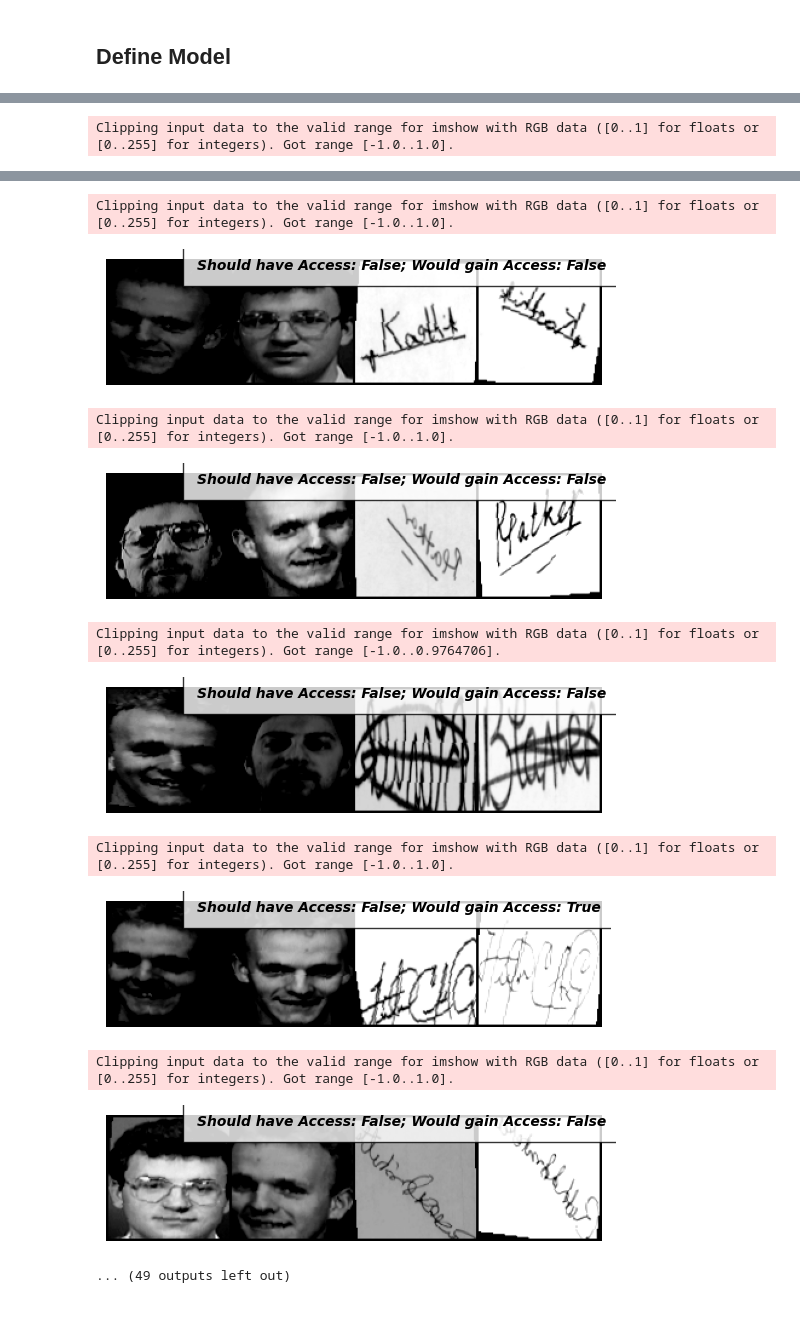
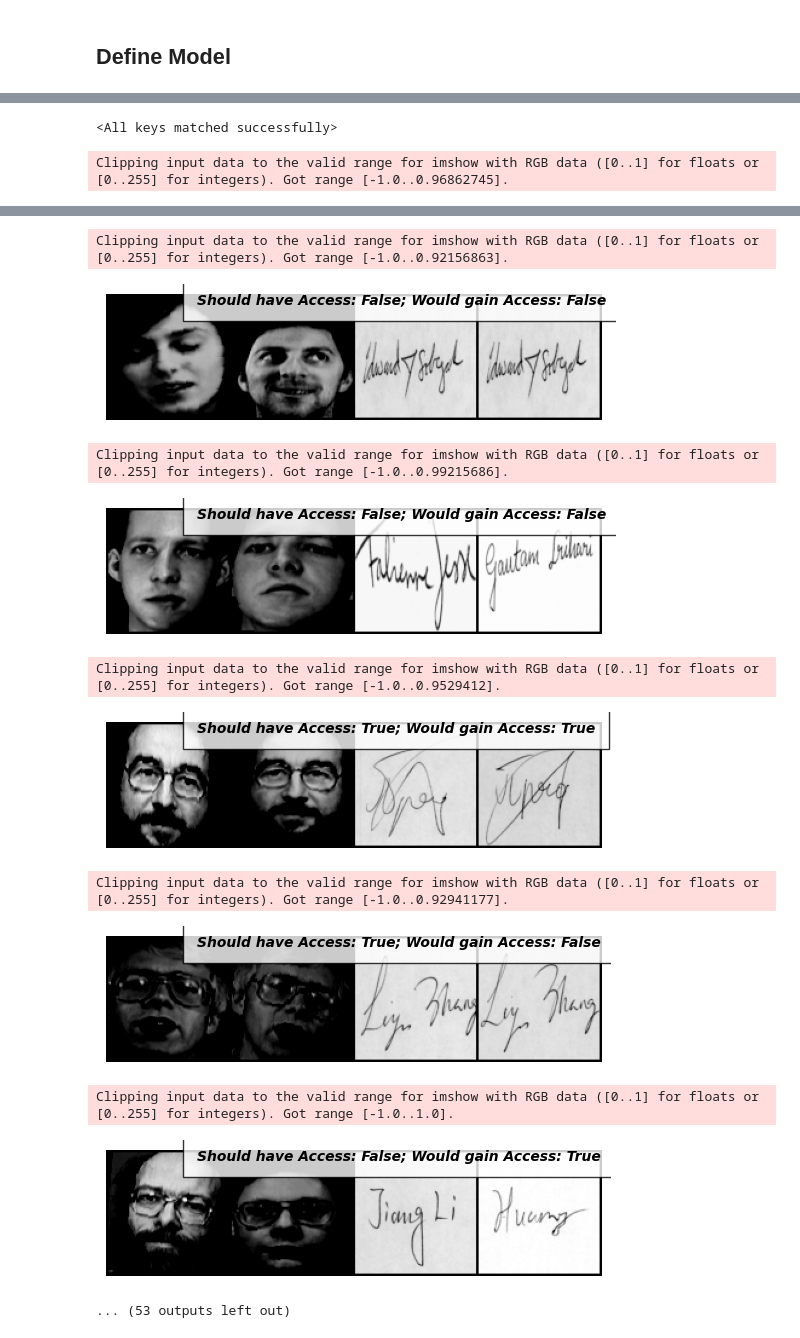
Before and after one commit to Schmiddi3110/DeepVisionProject, a Jupyter notebook: DeepVisionProject.ipynb, the cells around one changed output, grey strips where cells are left out. Drawn from its saved outputs; the diff is of its cells as text; code cells hidden in the pictures.

```diff
--- a/DeepVisionProject.ipynb
+++ b/DeepVisionProject.ipynb
@@ -112,8 +107,8 @@ class FaceNetworkDataset(Dataset):
         return len(self.imageFolderDataset.imgs)
 # %%
 # Load the training dataset
-face_train_folder_dataset = datasets.ImageFolder(root="./data/faces/training/")
-face_test_folder_dataset = datasets.ImageFolder(root="./data/faces/testing/")
+face_train_folder_dataset = datasets.ImageFolder(root="./data/faces/")
+#face_test_folder_dataset = datasets.ImageFolder(root="./data/faces/testing/")
 
 
 # Resize the images and transform to tensors
@@ -136,7 +131,11 @@ train_size = int(0.8 * len(face_train_dataset))
 valid_size = len(face_train_dataset) - train_size
 face_train_dataset, face_valid_dataset = torch.utils.data.random_split(face_train_dataset, [train_size, valid_size])
 
-face_test_dataset = FaceNetworkDataset(imageFolderDataset=face_test_folder_dataset, transform=transformation)
+train_size = int(0.9 * len(face_train_dataset))
+test_size = len(face_train_dataset) - train_size
+face_train_dataset, face_test_dataset = torch.utils.data.random_split(face_train_dataset, [train_size, test_size])
+
+#face_test_dataset = FaceNetworkDataset(imageFolderDataset=face_test_folder_dataset, transform=transformation)
 
 print(f"Number of training samples: {len(face_train_dataset)}")
 print(f"Number of validation samples: {len(face_valid_dataset)}")
@@ -335,10 +347,26 @@ torch.save(signature_net.state_dict(), 'checkpoints/signature_net.pt')
+# %%
+import SiameseFaceNetwork
+import MultitaskSignatureNet
+
+
+face_net = SiameseFaceNetwork.SiameseFaceNetwork().cuda()
+face_model_path = f"./checkpoints/face_net.pt"
+face_state_dict = torch.load(face_model_path)
+face_net.load_state_dict(face_state_dict['model_state_dict'])
+
+signature_net = MultitaskSignatureNet.SiameseSignatureNetwork().cuda()
+signature_model_path = f"./checkpoints/signature_net.pt"
+signature_state_dict = torch.load(face_model_path)
+signature_net.load_state_dict(signature_state_dict['model_state_dict'])
+# %% [output]
+<All keys matched successfully>
 # %%
 from sklearn.metrics import confusion_matrix
 import seaborn as sns
 # Locate the test dataset and load it into the SiameseNetworkDataset
-folder_dataset_test = datasets.ImageFolder(root="./data/faces/testing/")
-face_test_dataset = FaceNetworkDataset(imageFolderDataset=folder_dataset_test,
-                                        transform=transformation)
+face_net.eval()
+signature_net.eval()
+
 face_test_dataloader = DataLoader(face_test_dataset, num_workers=2, batch_size=1, shuffle=True)
 signature_test_loader = DataLoader(signature_test_dataset, shuffle=True, num_workers=2, batch_size=1)
 
@@ -349,18 +377,19 @@ signature_dataiter = iter(signature_test_loader)
 should_have_access_list = []
 would_gain_access_list = []
 
-for i in range(30):
+for i in range(len(face_test_dataloader)):
     # Iterate over 5 images and test them with the first image (x0)
     face0, face1, face_label = next(face_dataiter)
     signature1, signature2, forge_label = next(signature_dataiter)
 
     face_output1, face_output2 = face_net(face0.cuda(), face1.cuda())
     euclidean_distance = F.pairwise_distance(face_output1, face_output2)
-    face_distance = (euclidean_distance < 3).bool()
+    face_distance = (euclidean_distance < 2).bool()
 
     signature_output1, signature_output2 = signature_net(signature1.cuda(), signature2.cuda())
+    #print(torch.sigmoid(forgery_output).bool())
     euclidean_distance = F.pairwise_distance(signature_output1, signature_output2)
-    signature_distance = (euclidean_distance < 2).bool()
+    signature_distance = (euclidean_distance < 0.5).bool()
 
     # Concatenate the two images together
     concatenated = torch.cat((face0, face1, signature1, signature2), 0)
@@ -383,4 +412,4 @@ plt.ylabel('Actual')
 plt.title('Confusion Matrix of Access Predictions')
 plt.show()
 # %% [output]
-Clipping input data to the valid range for imshow with RGB data ([0..1] for floats or [0..255] for integers). Got range [-1.0..1.0].
+Clipping input data to the valid range for imshow with RGB data ([0..1] for floats or [0..255] for integers). Got range [-1.0..0.96862745].
@@ -388,11 +417,11 @@ Clipping input data to the valid range for imshow with RGB data ([0..1] for floa
-Clipping input data to the valid range for imshow with RGB data ([0..1] for floats or [0..255] for integers). Got range [-1.0..1.0].
+Clipping input data to the valid range for imshow with RGB data ([0..1] for floats or [0..255] for integers). Got range [-1.0..0.92156863].
-[figure, old version]
+[figure, new version]
-Clipping input data to the valid range for imshow with RGB data ([0..1] for floats or [0..255] for integers). Got range [-1.0..1.0].
+Clipping input data to the valid range for imshow with RGB data ([0..1] for floats or [0..255] for integers). Got range [-1.0..0.99215686].
-[figure, old version]
+[figure, new version]
-Clipping input data to the valid range for imshow with RGB data ([0..1] for floats or [0..255] for integers). Got range [-1.0..0.9764706].
+Clipping input data to the valid range for imshow with RGB data ([0..1] for floats or [0..255] for integers). Got range [-1.0..0.9529412].
-[figure, old version]
+[figure, new version]
-Clipping input data to the valid range for imshow with RGB data ([0..1] for floats or [0..255] for integers). Got range [-1.0..1.0].
+Clipping input data to the valid range for imshow with RGB data ([0..1] for floats or [0..255] for integers). Got range [-1.0..0.92941177].
-[figure, old version]
+[figure, new version]
 Clipping input data to the valid range for imshow with RGB data ([0..1] for floats or [0..255] for integers). Got range [-1.0..1.0].
-[figure, old version]
+[figure, new version]
-... (49 outputs left out)
+... (53 outputs left out)
```
Also changed, not shown: parts of 16 cells of this notebook, 2 other files.
